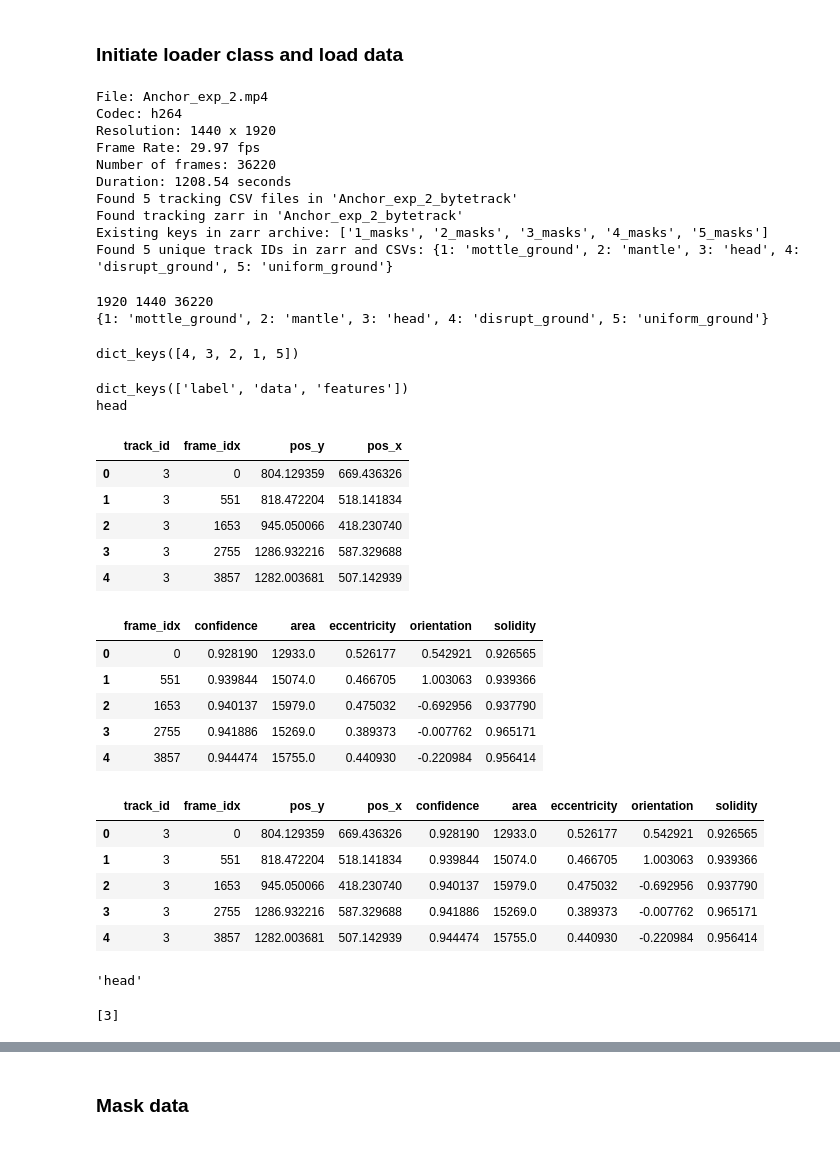
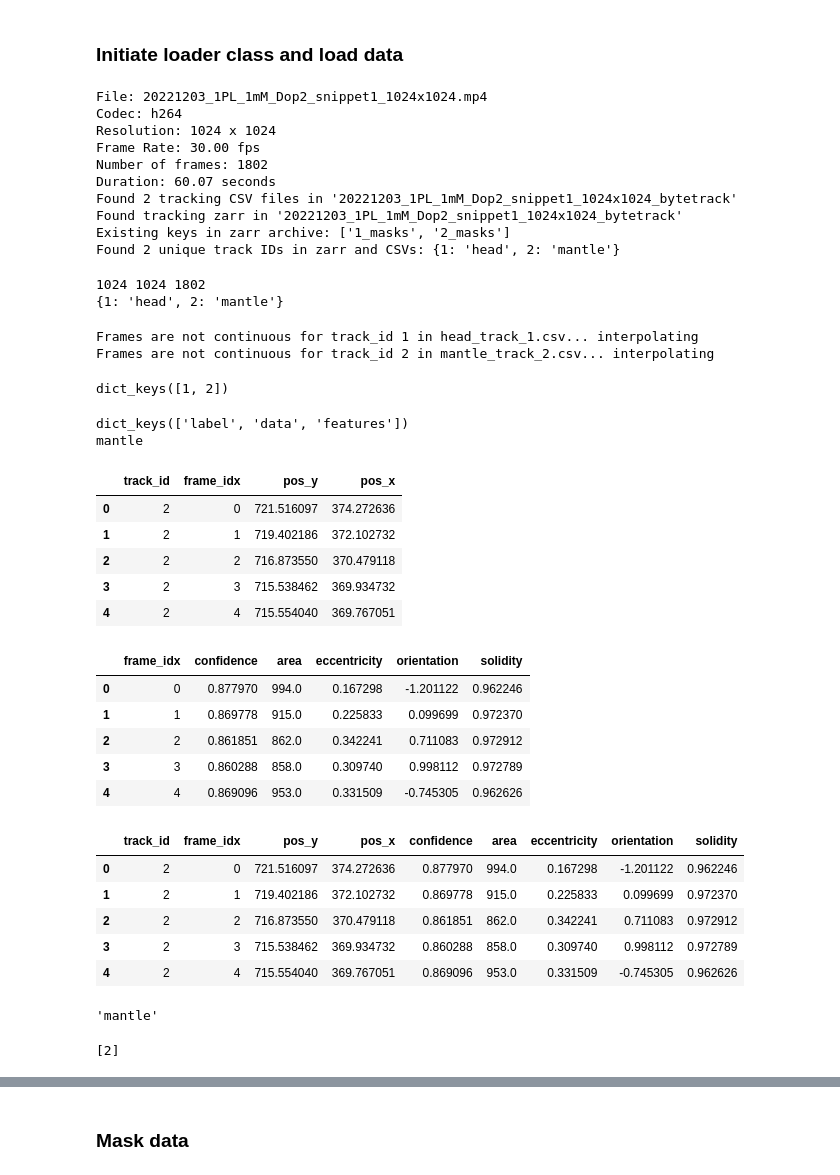
Before and after one commit to horsto/OCTRON-GUI, a Jupyter notebook: octron/notebooks/OCTRON_results_loading.ipynb, the cells around one changed output, grey strips where cells are left out. Cells and saved outputs as stored; diff of their text form; code cells hidden in the pictures.

```diff
--- a/octron/notebooks/OCTRON_results_loading.ipynb
+++ b/octron/notebooks/OCTRON_results_loading.ipynb
@@ -21,92 +21,94 @@ sns.set_theme(style='white')
 from octron import YOLO_results
 # %%
 # This is the output directory that contains csv tracking files and `predictions.zarr` that contains the masks
-results_dir = '/Users/horst/Downloads/sepia officinalis /train/predictions/Anchor_exp_2_bytetrack'
+results_dir = '/Users/horst/Library/CloudStorage/GoogleDrive-hobenhaus@gmail.com/My Drive/OCTRON/Project folders - finished/octo_paralarvae/test_snippets/single hatchling data/resized1024/predictions/20221203_1PL_1mM_Dop2_snippet1_1024x1024_bytetrack'
 # %% [markdown]
 ### Initiate loader class and load data
 # %%
 yolo_results = YOLO_results(results_dir, verbose=True)
 # %% [output]
-File: Anchor_exp_2.mp4
+File: 20221203_1PL_1mM_Dop2_snippet1_1024x1024.mp4
 Codec: h264
-Resolution: 1440 x 1920
-Frame Rate: 29.97 fps
-Number of frames: 36220
-Duration: 1208.54 seconds
-Found 5 tracking CSV files in 'Anchor_exp_2_bytetrack'
-Found tracking zarr in 'Anchor_exp_2_bytetrack'
-Existing keys in zarr archive: ['1_masks', '2_masks', '3_masks', '4_masks', '5_masks']
-Found 5 unique track IDs in zarr and CSVs: {1: 'mottle_ground', 2: 'mantle', 3: 'head', 4: 'disrupt_ground', 5: 'uniform_ground'}
+Resolution: 1024 x 1024
+Frame Rate: 30.00 fps
+Number of frames: 1802
+Duration: 60.07 seconds
+Found 2 tracking CSV files in '20221203_1PL_1mM_Dop2_snippet1_1024x1024_bytetrack'
+Found tracking zarr in '20221203_1PL_1mM_Dop2_snippet1_1024x1024_bytetrack'
+Existing keys in zarr archive: ['1_masks', '2_masks']
+Found 2 unique track IDs in zarr and CSVs: {1: 'head', 2: 'mantle'}
 # %%
 # yolo_results contains quite a bit of information now ...
 print(yolo_results.height, yolo_results.width, yolo_results.num_frames)
 # The track_id_label is a dictionary that contains the track id as key and the label as value
 print(yolo_results.track_id_label)
 # %% [output]
-1920 1440 36220
-{1: 'mottle_ground', 2: 'mantle', 3: 'head', 4: 'disrupt_ground', 5: 'uniform_ground'}
+1024 1024 1802
+{1: 'head', 2: 'mantle'}
 # %%
 # To load the tracking results: .get_tracking_data() returns a dictionary with track_id as key
 # Check the parameters of the function!
 # It allows you to interpolate the tracking, and to set a limit of frames for that interpolation,
 # and to set a sigma for the gaussian filter that is applied to the tracking
-tracking = yolo_results.get_tracking_data(interpolate=False)
+tracking = yolo_results.get_tracking_data(interpolate=True)
 tracking.keys()
 # %% [output]
-dict_keys([4, 3, 2, 1, 5])
+Frames are not continuous for track_id 1 in head_track_1.csv... interpolating
+Frames are not continuous for track_id 2 in mantle_track_2.csv... interpolating
+dict_keys([1, 2])
 # %%
 # For each tracked object (i.e. each track_id) we get another dictionary
 # that contains the keys "label", "data" (this is the position data as dataframe),
 # and "features" these are the frame by frame features of the object (like area, eccentricity, etc.)
-print(tracking[3].keys())
-print(tracking[3]['label'])
+print(tracking[2].keys())
+print(tracking[2]['label'])
 # %% [output]
 dict_keys(['label', 'data', 'features'])
-head
+mantle
 # %%
 # These are the tracking data
-tracking[3]['data'].head()
+tracking[2]['data'].head()
 # %% [output]
 |  | track_id | frame_idx | pos_y | pos_x |
-| 0 | 3 | 0 | 804.129359 | 669.436326 |
-| 1 | 3 | 551 | 818.472204 | 518.141834 |
-| 2 | 3 | 1653 | 945.050066 | 418.230740 |
-| 3 | 3 | 2755 | 1286.932216 | 587.329688 |
-| 4 | 3 | 3857 | 1282.003681 | 507.142939 |
+| 0 | 2 | 0 | 721.516097 | 374.272636 |
+| 1 | 2 | 1 | 719.402186 | 372.102732 |
+| 2 | 2 | 2 | 716.873550 | 370.479118 |
+| 3 | 2 | 3 | 715.538462 | 369.934732 |
+| 4 | 2 | 4 | 715.554040 | 369.767051 |
 # %%
 # and this is an example of the features that are calculated for each frame
-tracking[3]['features'].head()
+tracking[2]['features'].head()
 # %% [output]
 |  | frame_idx | confidence | area | eccentricity | orientation | solidity |
-| 0 | 0 | 0.928190 | 12933.0 | 0.526177 | 0.542921 | 0.926565 |
-| 1 | 551 | 0.939844 | 15074.0 | 0.466705 | 1.003063 | 0.939366 |
-| 2 | 1653 | 0.940137 | 15979.0 | 0.475032 | -0.692956 | 0.937790 |
-| 3 | 2755 | 0.941886 | 15269.0 | 0.389373 | -0.007762 | 0.965171 |
-| 4 | 3857 | 0.944474 | 15755.0 | 0.440930 | -0.220984 | 0.956414 |
+| 0 | 0 | 0.877970 | 994.0 | 0.167298 | -1.201122 | 0.962246 |
+| 1 | 1 | 0.869778 | 915.0 | 0.225833 | 0.099699 | 0.972370 |
+| 2 | 2 | 0.861851 | 862.0 | 0.342241 | 0.711083 | 0.972912 |
+| 3 | 3 | 0.860288 | 858.0 | 0.309740 | 0.998112 | 0.972789 |
+| 4 | 4 | 0.869096 | 953.0 | 0.331509 | -0.745305 | 0.962626 |
 # %%
 # If you want you can merge the features with the tracking data
 # Use the "frame_idx" as key to merge the two dataframes, which is the actual index of the frame
 # in the original video
-tracking_features = tracking[3]['data'].merge(tracking[3]['features'], on='frame_idx', how='left')
+tracking_features = tracking[2]['data'].merge(tracking[2]['features'], on='frame_idx', how='left')
 tracking_features.head()
 # %% [output]
 |  | track_id | frame_idx | pos_y | pos_x | confidence | area | eccentricity | orientation | solidity |
-| 0 | 3 | 0 | 804.129359 | 669.436326 | 0.928190 | 12933.0 | 0.526177 | 0.542921 | 0.926565 |
-| 1 | 3 | 551 | 818.472204 | 518.141834 | 0.939844 | 15074.0 | 0.466705 | 1.003063 | 0.939366 |
-| 2 | 3 | 1653 | 945.050066 | 418.230740 | 0.940137 | 15979.0 | 0.475032 | -0.692956 | 0.937790 |
-| 3 | 3 | 2755 | 1286.932216 | 587.329688 | 0.941886 | 15269.0 | 0.389373 | -0.007762 | 0.965171 |
-| 4 | 3 | 3857 | 1282.003681 | 507.142939 | 0.944474 | 15755.0 | 0.440930 | -0.220984 | 0.956414 |
+| 0 | 2 | 0 | 721.516097 | 374.272636 | 0.877970 | 994.0 | 0.167298 | -1.201122 | 0.962246 |
+| 1 | 2 | 1 | 719.402186 | 372.102732 | 0.869778 | 915.0 | 0.225833 | 0.099699 | 0.972370 |
+| 2 | 2 | 2 | 716.873550 | 370.479118 | 0.861851 | 862.0 | 0.342241 | 0.711083 | 0.972912 |
+| 3 | 2 | 3 | 715.538462 | 369.934732 | 0.860288 | 858.0 | 0.309740 | 0.998112 | 0.972789 |
+| 4 | 2 | 4 | 715.554040 | 369.767051 | 0.869096 | 953.0 | 0.331509 | -0.745305 | 0.962626 |
 # %%
 # There are convenience functions to get the label name for a specific track_id
-yolo_results.get_label_for_track_id(3)
+yolo_results.get_label_for_track_id(2)
 # %% [output]
-'head'
+'mantle'
 # %%
 # ... and to get the track_id for a specific label.
 # This spits out a list of track_ids for the label "head" (since there could be multiple!)
-yolo_results.get_track_id_for_label('head')
+yolo_results.get_track_id_for_label('mantle')
 # %% [output]
-[3]
+[2]
 # %%
 # To load the tracking for just a specific label, we can use the function .get_tracking_data_for_label()
 # For example ...
```
Also changed, not shown: parts of 11 cells of this notebook, 1 other file.
